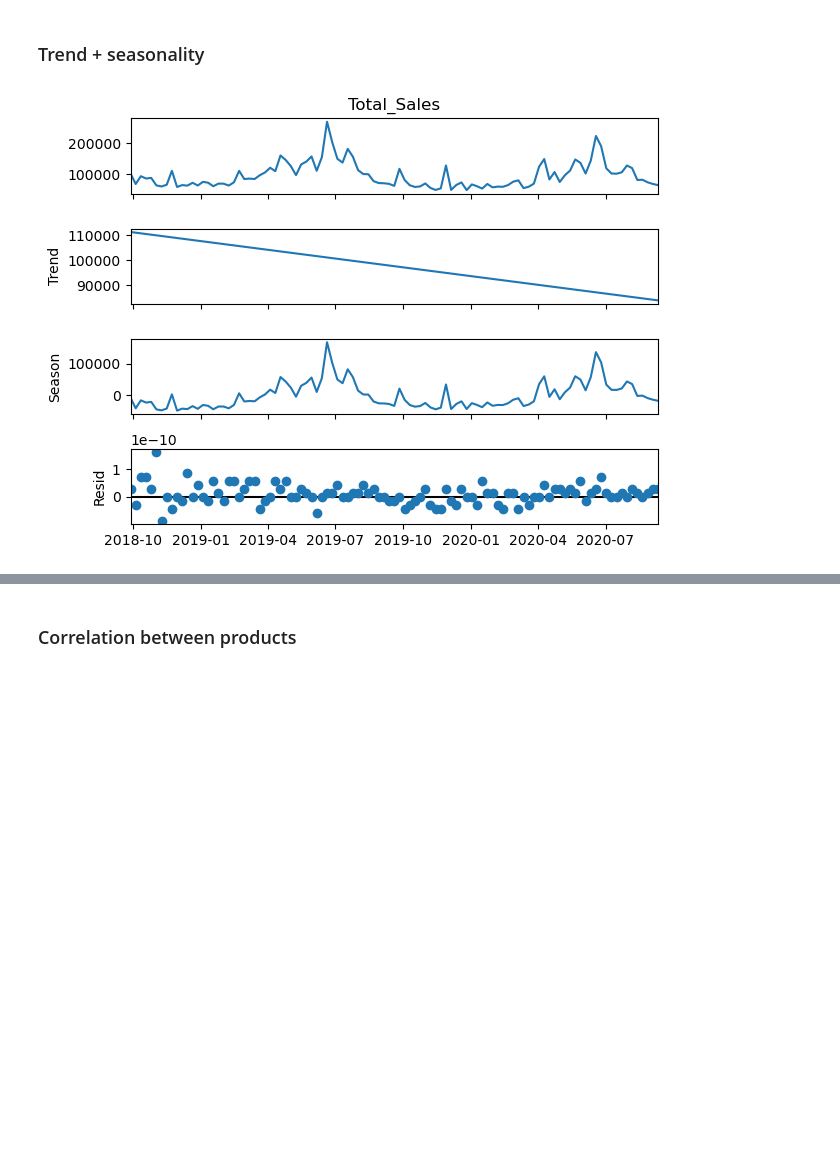
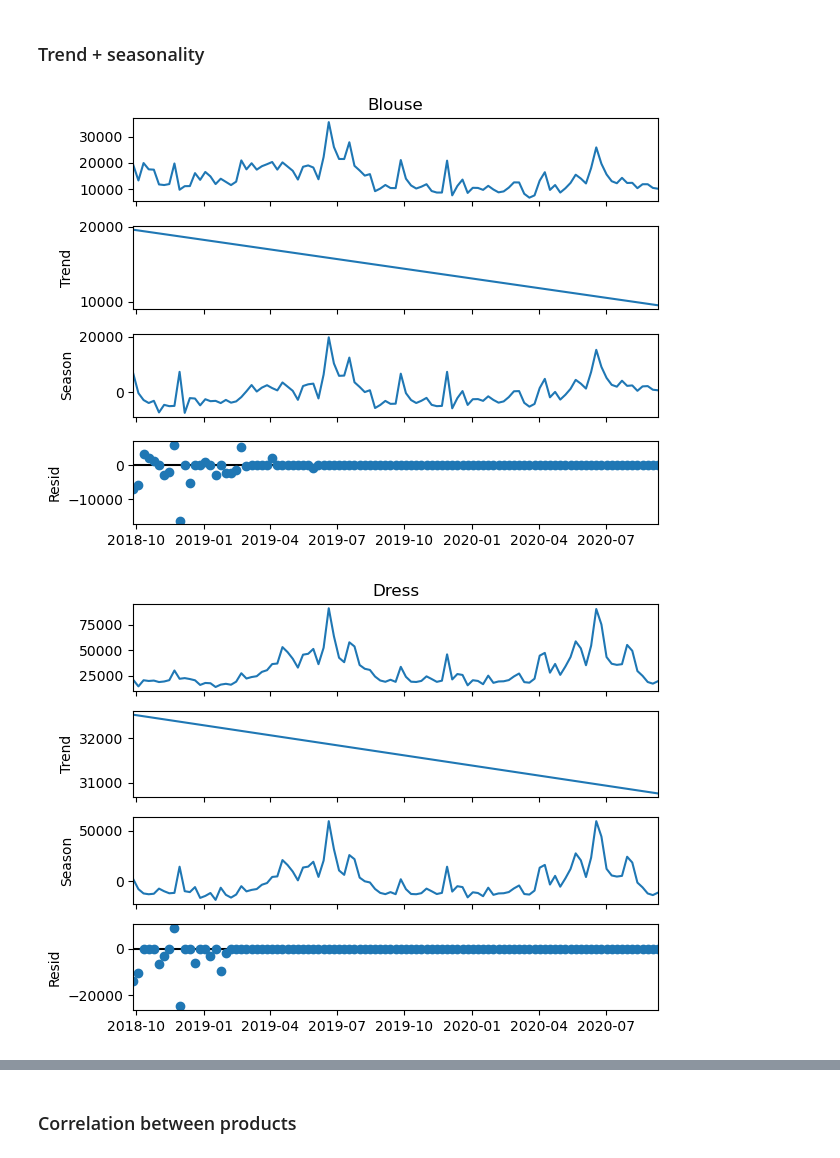
Before and after one commit to mahernadar/nyrkr, a Jupyter notebook: Regression.ipynb, the cells around one changed output, grey strips where cells are left out. Cells and saved outputs as stored; diff of their text form; code cells hidden in the pictures; blank space fills up the shorter version.

```diff
--- a/Regression.ipynb
+++ b/Regression.ipynb
@@ -163,12 +181,25 @@ fig.update_layout(**layout)
 ### Trend + seasonality
 # %%
 # def time_series_decomposition(data: pd.Series) -> :
+columns = [
+    "Blouse",
+    "Dress",
+    "Hoodie",
+    "Jacket",
+    "Shorts",
+    "Skirt",
+    "T-shirt",
+    "Total_Sales",
+]
+for col in columns:
+    stl = STL(
+        sales_df[col], seasonal=53, robust=True
+    )  # Seasonal component assumed to have a 103-week period
+    result = stl.fit()
 
-stl = STL(sales_df.Total_Sales, seasonal=103)  # Seasonal component assumed to have a 103-week period
-result = stl.fit()
-
-# Plot the decomposition
-fig = result.plot()
-plt.show()
+    # Plot the decomposition
+    fig = result.plot()
+    plt.show()
 # %% [output]
-[figure, old version]
+[figure, new version]
+[figure, added]
```
Also changed, not shown: parts of 24 cells of this notebook, 2 other files.
